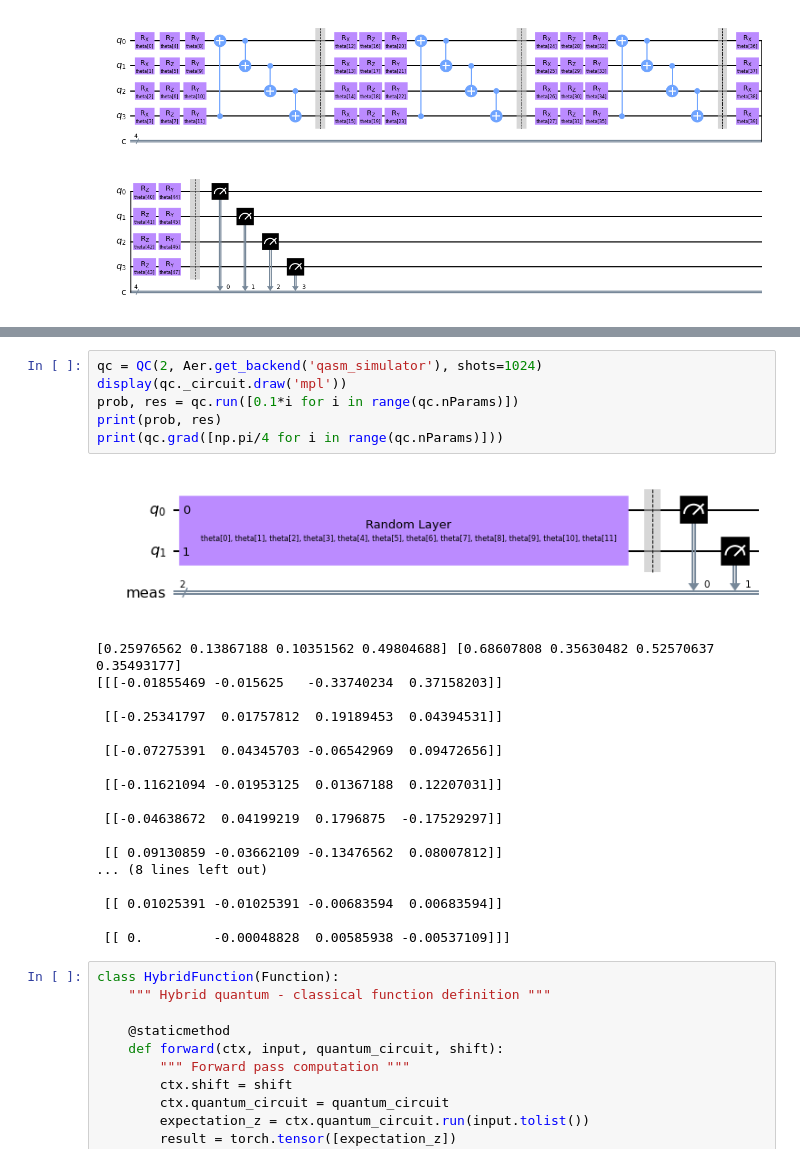
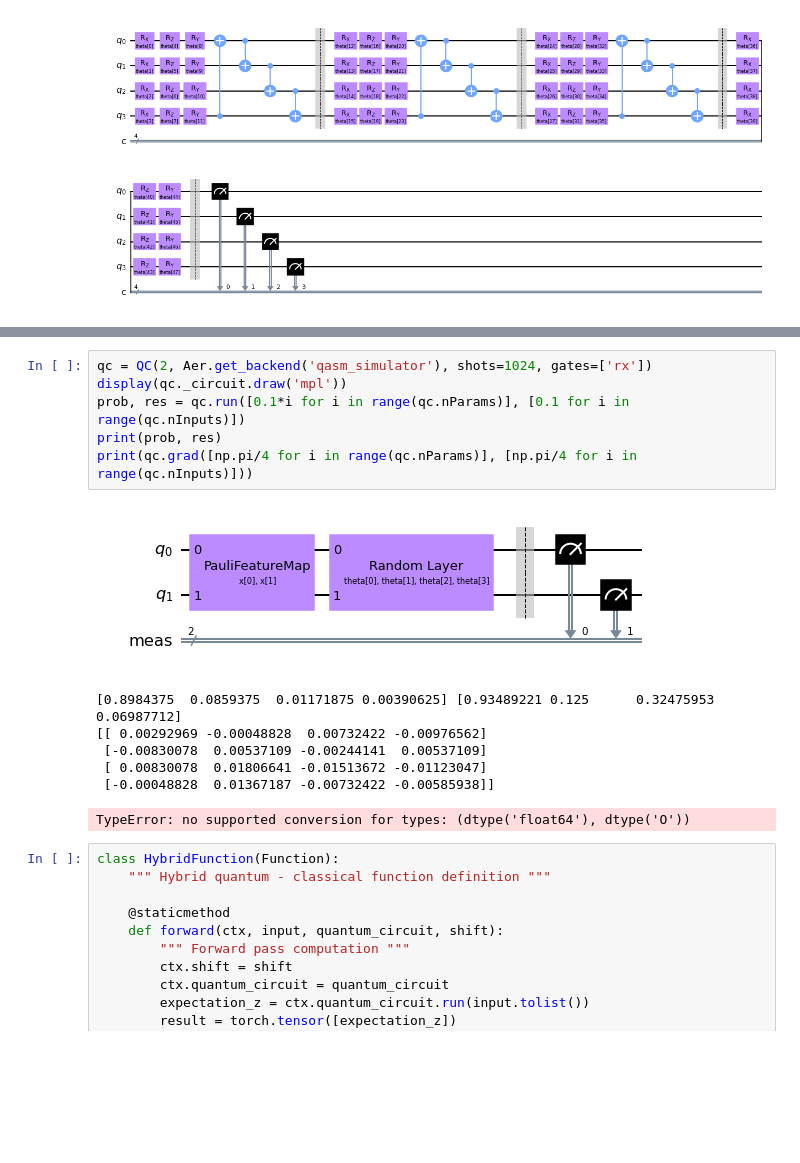
Before and after one commit to mattwright99/QMIND-VQC, a Jupyter notebook: src/RandomCircuit/quanvolutionalRandomCircuit.ipynb, the cells around one changed output, grey strips where cells are left out. Drawn from its saved outputs; the diff is of its cells as text; blank space fills up the shorter version.

Commit message:
Updating quantum circuit run and gradient methods to include inputs into a feature map

```diff
--- a/src/RandomCircuit/quanvolutionalRandomCircuit.ipynb
+++ b/src/RandomCircuit/quanvolutionalRandomCircuit.ipynb
@@ -182,28 +196,17 @@ class QC:
 # %%
-qc = QC(2, Aer.get_backend('qasm_simulator'), shots=1024)
+qc = QC(2, Aer.get_backend('qasm_simulator'), shots=1024, gates=['rx'])
 display(qc._circuit.draw('mpl'))
-prob, res = qc.run([0.1*i for i in range(qc.nParams)])
+prob, res = qc.run([0.1*i for i in range(qc.nParams)], [0.1 for i in range(qc.nInputs)])
 print(prob, res)
-print(qc.grad([np.pi/4 for i in range(qc.nParams)]))
+print(qc.grad([np.pi/4 for i in range(qc.nParams)], [np.pi/4 for i in range(qc.nInputs)]))
 # %% [output]
-[figure, old version]
+[figure, new version]
-[0.25976562 0.13867188 0.10351562 0.49804688] [0.68607808 0.35630482 0.52570637 0.35493177]
-[[[-0.01855469 -0.015625   -0.33740234  0.37158203]]
-
- [[-0.25341797  0.01757812  0.19189453  0.04394531]]
-
- [[-0.07275391  0.04345703 -0.06542969  0.09472656]]
-
- [[-0.11621094 -0.01953125  0.01367188  0.12207031]]
-
- [[-0.04638672  0.04199219  0.1796875  -0.17529297]]
-
- [[ 0.09130859 -0.03662109 -0.13476562  0.08007812]]
-... (8 lines left out)
-
- [[ 0.01025391 -0.01025391 -0.00683594  0.00683594]]
-
- [[ 0.         -0.00048828  0.00585938 -0.00537109]]]
+[0.8984375  0.0859375  0.01171875 0.00390625] [0.93489221 0.125      0.32475953 0.06987712]
+[[ 0.00292969 -0.00048828  0.00732422 -0.00976562]
+ [-0.00830078  0.00537109 -0.00244141  0.00537109]
+ [ 0.00830078  0.01806641 -0.01513672 -0.01123047]
+ [-0.00048828  0.01367187 -0.00732422 -0.00585938]]
+TypeError: no supported conversion for types: (dtype('float64'), dtype('O'))
 # %%
 class HybridFunction(Function):
     """ Hybrid quantum - classical function definition """
```
Also changed, not shown: parts of 2 cells of this notebook.
